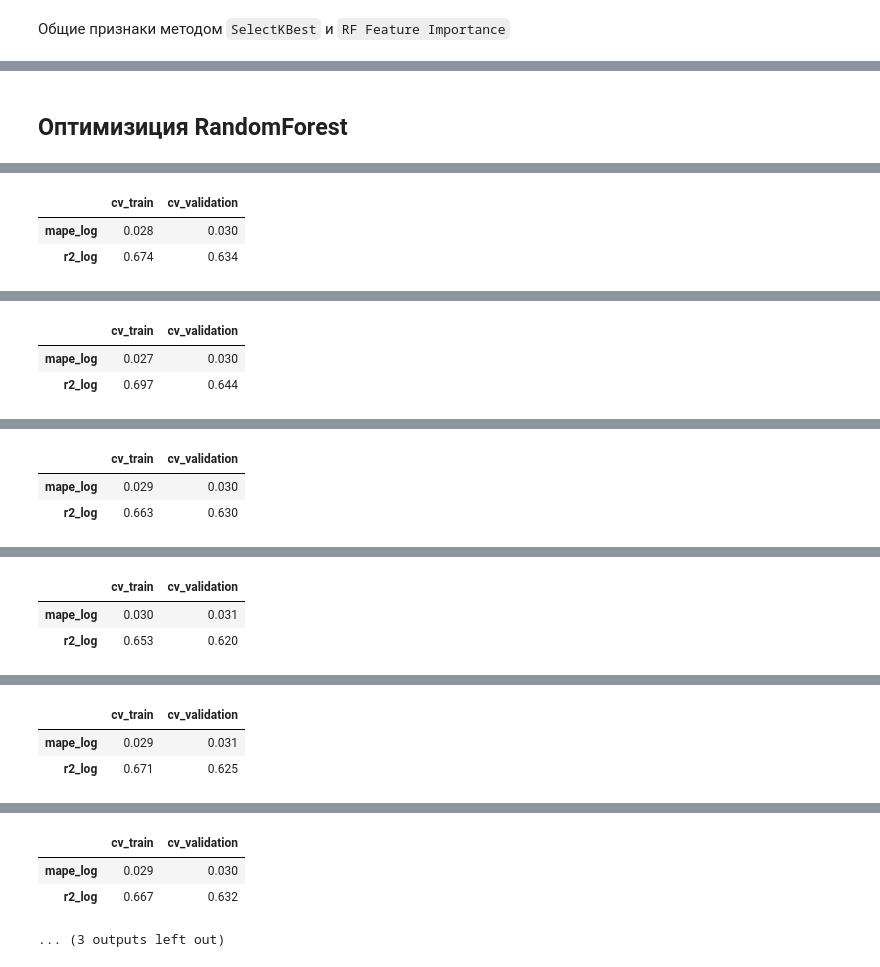
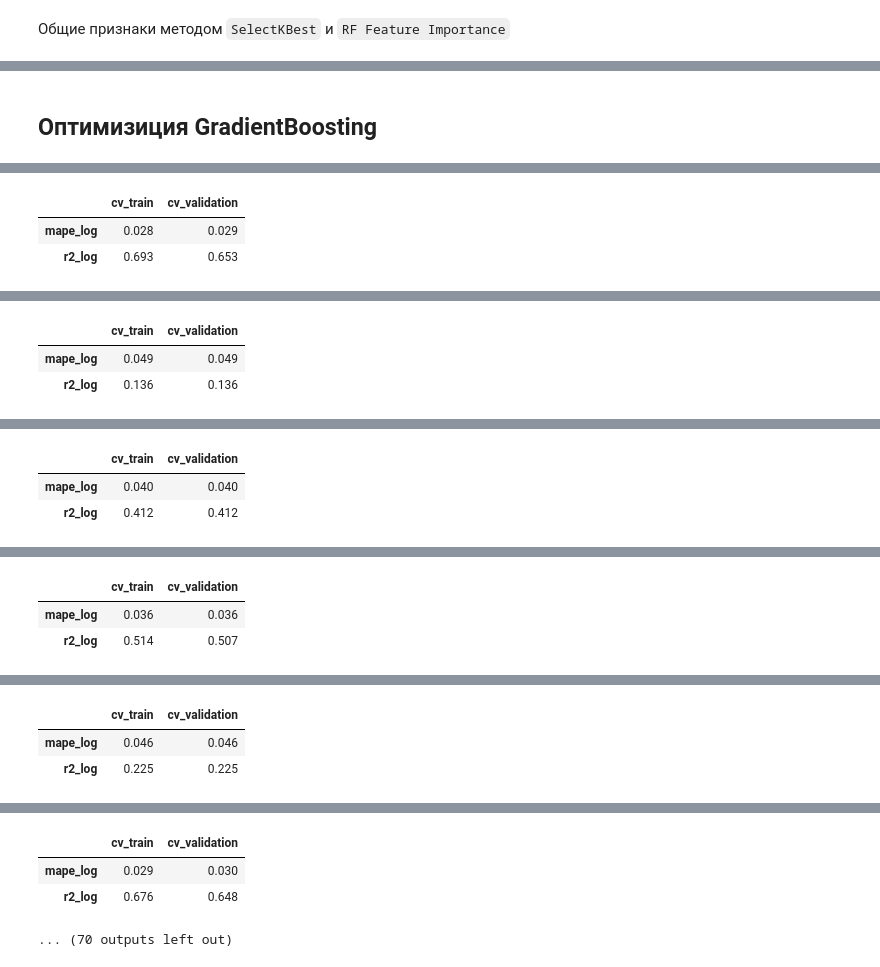
Before and after one commit to mvulf/housing_cost, a Jupyter notebook: notebooks/3.4-mv-modelling-grad-boost.ipynb, the cells around one changed output, grey strips where cells are left out. Saved outputs shown, nothing was run; the diff lists cells and outputs as text; code cells hidden in the pictures.

Commit message:
[ADD] GradientBoosting

```diff
--- a/notebooks/3.4-mv-modelling-grad-boost.ipynb
+++ b/notebooks/3.4-mv-modelling-grad-boost.ipynb
@@ -94,7 +94,7 @@ imputer_params = get_dict(
 gb_params = get_dict(
     loss='squared_error',
     learning_rate=0.1,
-    n_estimators=100,
+    n_estimators=200,
     max_depth=4,
     random_state=random_state,
 )
@@ -301,5 +298,5 @@ X_test_best: (66160, 22)
 # %% [markdown]
-## Оптимизиция RandomForest
+## Оптимизиция GradientBoosting
 # %%
 %%time
 
@@ -308,20 +305,20 @@ imputer_params = get_dict(
     strategy='median'
 )
 
-def optuna_rf(trial:Trial):
-    rf_params = get_dict(
-        n_estimators=trial.suggest_int('n_estimators', 50, 300, step=10),
-        max_depth=trial.suggest_int('max_depth', 10, 30, step=2),
-        min_samples_leaf = trial.suggest_int(
-            'min_samples_leaf', 5, 40, step=5
-        ),
-        random_state = random_state
+def optuna_gb(trial:Trial):
+
+    gb_params = get_dict(
+        loss='squared_error',
+        random_state=random_state,
+        learning_rate=trial.suggest_float('learning_rate', 1e-3, 1, log=True),
+        n_estimators=trial.suggest_int('n_estimators', 50, 350, step=10),
+        max_depth=trial.suggest_int('max_depth', 2, 10, step=1),
     )
 
     pipe_elements = [
         # ('selector', SelectKBest, selector_params),
         ('imputer', SimpleImputer, imputer_params),
-        ('regressor', RandomForestRegressor, rf_params)
+        ('regressor', GradientBoostingRegressor, gb_params)
     ]
 
     pipe, pipe_params = train_model.make_pipeline(pipe_elements)
@@ -343,9 +340,9 @@ def optuna_rf(trial:Trial):
 
 # init study with maximization
 study = optuna.create_study(
-    study_name='RandomForestRegressor',
+    study_name='GradientBoostingRegressor',
     direction='maximize'
 )
 # get best combination of hyperparams n_trials times
-study.optimize(optuna_rf, n_trials=20)
+study.optimize(optuna_gb, n_trials=40)
 # %% [output]
@@ -353,3 +350,3 @@ study.optimize(optuna_rf, n_trials=20)
 |  | cv_train | cv_validation |
-| mape_log | 0.028 | 0.030 |
-| r2_log | 0.674 | 0.634 |
+| mape_log | 0.028 | 0.029 |
+| r2_log | 0.693 | 0.653 |
@@ -357,3 +354,3 @@ study.optimize(optuna_rf, n_trials=20)
 |  | cv_train | cv_validation |
-| mape_log | 0.027 | 0.030 |
-| r2_log | 0.697 | 0.644 |
+| mape_log | 0.049 | 0.049 |
+| r2_log | 0.136 | 0.136 |
@@ -361,3 +358,3 @@ study.optimize(optuna_rf, n_trials=20)
 |  | cv_train | cv_validation |
-| mape_log | 0.029 | 0.030 |
-| r2_log | 0.663 | 0.630 |
+| mape_log | 0.040 | 0.040 |
+| r2_log | 0.412 | 0.412 |
@@ -365,3 +362,3 @@ study.optimize(optuna_rf, n_trials=20)
 |  | cv_train | cv_validation |
-| mape_log | 0.030 | 0.031 |
-| r2_log | 0.653 | 0.620 |
+| mape_log | 0.036 | 0.036 |
+| r2_log | 0.514 | 0.507 |
@@ -369,3 +366,3 @@ study.optimize(optuna_rf, n_trials=20)
 |  | cv_train | cv_validation |
-| mape_log | 0.029 | 0.031 |
-| r2_log | 0.671 | 0.625 |
+| mape_log | 0.046 | 0.046 |
+| r2_log | 0.225 | 0.225 |
@@ -373,4 +370,4 @@ study.optimize(optuna_rf, n_trials=20)
 |  | cv_train | cv_validation |
 | mape_log | 0.029 | 0.030 |
-| r2_log | 0.667 | 0.632 |
+| r2_log | 0.676 | 0.648 |
-... (3 outputs left out)
+... (70 outputs left out)
```
Also changed, not shown: parts of 18 cells of this notebook, 2 other files.
